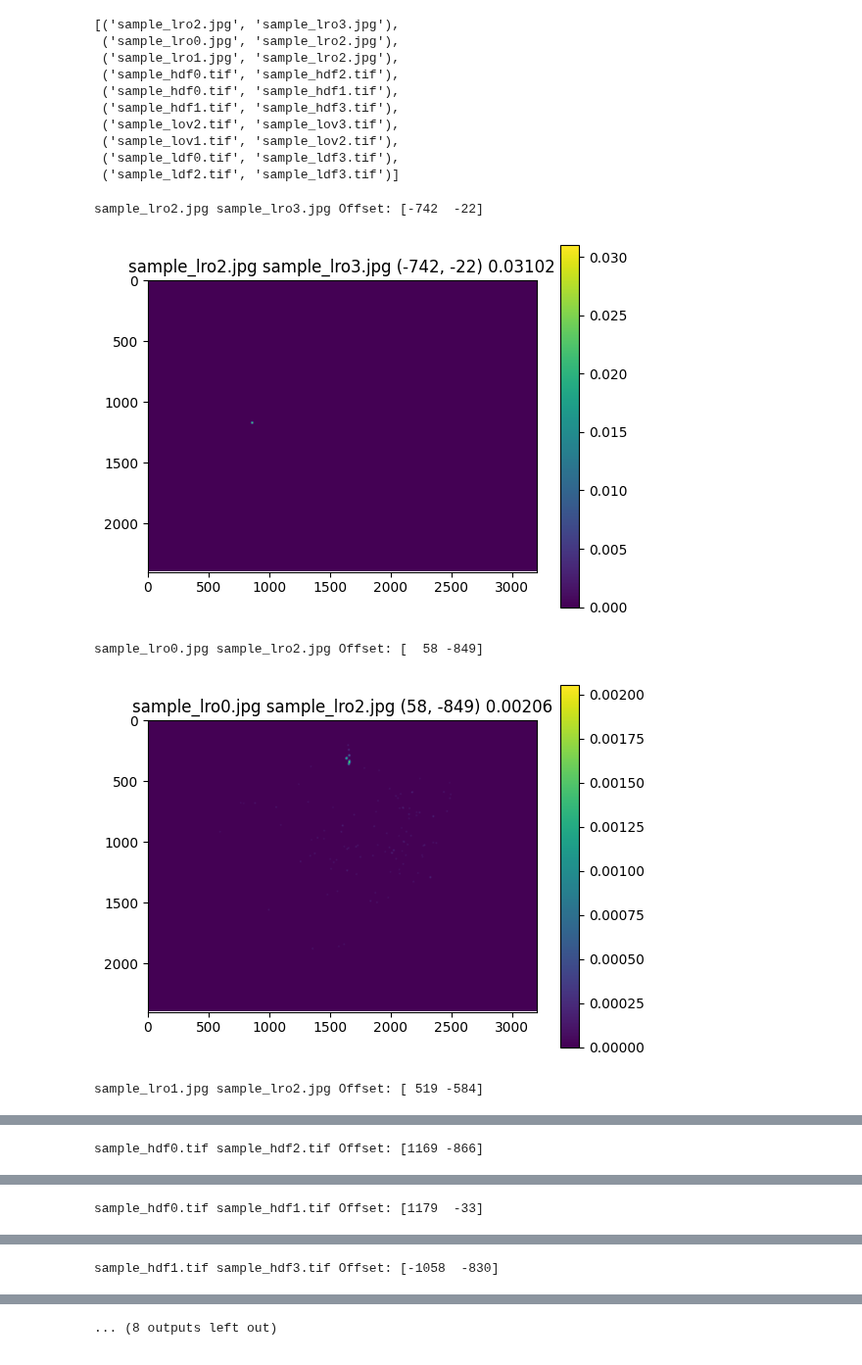
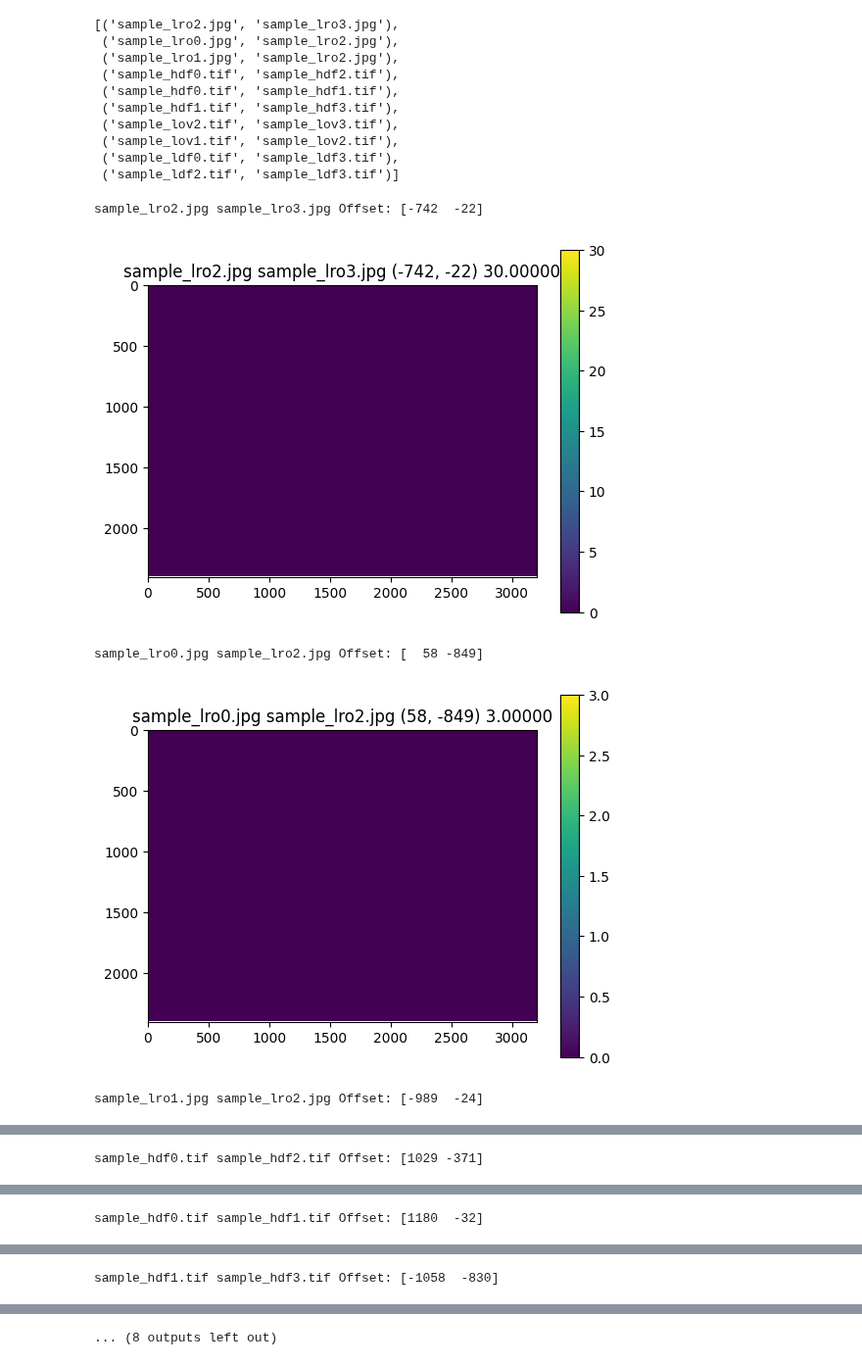
Before and after one commit to jess-garnett/MISalign, a Jupyter notebook: MISalign/alignment/prototype_aligncv.ipynb, the cells around one changed output, grey strips where cells are left out. Shown at 98% size. Cells and saved outputs as stored; diff of their text form; code cells hidden in the pictures.

Commit message:
Added number count offset identification.

```diff
--- a/MISalign/alignment/prototype_aligncv.ipynb
+++ b/MISalign/alignment/prototype_aligncv.ipynb
@@ -317,37 +317,37 @@ for m1,m2 in match_combs:
     matches = sorted(matches, key = lambda x:x.distance)
     offset_grid=np.zeros((3200,2400),dtype=float)
     for i,match in enumerate(matches[:]):
         train_pt=orb_df["kp"][m2][match.trainIdx].pt
         query_pt=orb_df["kp"][m1][match.queryIdx].pt
         x_offset_adj=int(train_pt[0]-query_pt[0]+1600) #1600/1200 centers in numpy array/image.
         y_offset_adj=int(train_pt[1]-query_pt[1]+1200)
-        offset_grid[x_offset_adj,y_offset_adj]+=1/match.distance
-    offset_grid=ndimage.gaussian_filter(offset_grid,5)
+        offset_grid[x_offset_adj,y_offset_adj]+=1#/match.distance
+    # offset_grid=ndimage.gaussian_filter(offset_grid,10)
     print(m1,m2,"Offset:",np.array(np.unravel_index(np.argmax(offset_grid),offset_grid.shape))-np.array([1600,1200]))
     plt.title(" ".join([m1,m2,str(tuple(np.array(np.unravel_index(np.argmax(offset_grid),offset_grid.shape))-np.array([1600,1200]))),f"{offset_grid.max():.5f}"]))
     plt.imshow(offset_grid.T)
     plt.colorbar()
-    plt.savefig(f"240815_OffsetMap_{m1[7:11]}-{m2[10:11]}-offmap-g5.png",bbox_inches="tight",dpi=300)
+    plt.savefig(f"240815_OffsetMap_{m1[7:11]}-{m2[10:11]}-offmap-num-gn.png",bbox_inches="tight",dpi=300)
     plt.show()
     # img3 = cv.drawMatches(orb_df["img"][m1],orb_df["kp"][m1],orb_df["img"][m2],orb_df["kp"][m2],matches[:10],None,flags=cv.DrawMatchesFlags_NOT_DRAW_SINGLE_POINTS)
     # plt.imshow(img3)
     # plt.savefig(f"240815_OCV_MOSet_{m1[7:11]}-{m2[10:11]}-matches.png",bbox_inches="tight",dpi=300)
     # plt.show()
     # for i,match in enumerate(matches[:]):
     #     train_pt=orb_df["kp"][m2][match.trainIdx].pt
     #     query_pt=orb_df["kp"][m1][match.queryIdx].pt
     #     x_offset=train_pt[0]-query_pt[0]
     #     y_offset=train_pt[1]-query_pt[1]
     #     plt.plot([x_offset],[y_offset],"o",alpha=0.05,markersize=20)
     #     if i<50:
     #         plt.plot([0,x_offset],[0,y_offset],alpha=0.05)
     # plt.xlim([-1600,1600])
     # plt.ylim([-1200,1200])
     # plt.savefig(f"240815_OCV_MOSet_{m1[7:11]}-{m2[10:11]}-offsets.png",bbox_inches="tight")
     # plt.show()
 # %% [output]
 sample_lro2.jpg sample_lro3.jpg Offset: [-742  -22]
-[figure, old version]
+[figure, new version]
 sample_lro0.jpg sample_lro2.jpg Offset: [  58 -849]
-[figure, old version]
+[figure, new version]
-sample_lro1.jpg sample_lro2.jpg Offset: [ 519 -584]
+sample_lro1.jpg sample_lro2.jpg Offset: [-989  -24]
@@ -355 +355 @@ sample_lro1.jpg sample_lro2.jpg Offset: [ 519 -584]
-sample_hdf0.tif sample_hdf2.tif Offset: [1169 -866]
+sample_hdf0.tif sample_hdf2.tif Offset: [1029 -371]
@@ -357 +357 @@ sample_hdf0.tif sample_hdf2.tif Offset: [1169 -866]
-sample_hdf0.tif sample_hdf1.tif Offset: [1179  -33]
+sample_hdf0.tif sample_hdf1.tif Offset: [1180  -32]
```
Also changed, not shown: parts of 1 cell of this notebook.
